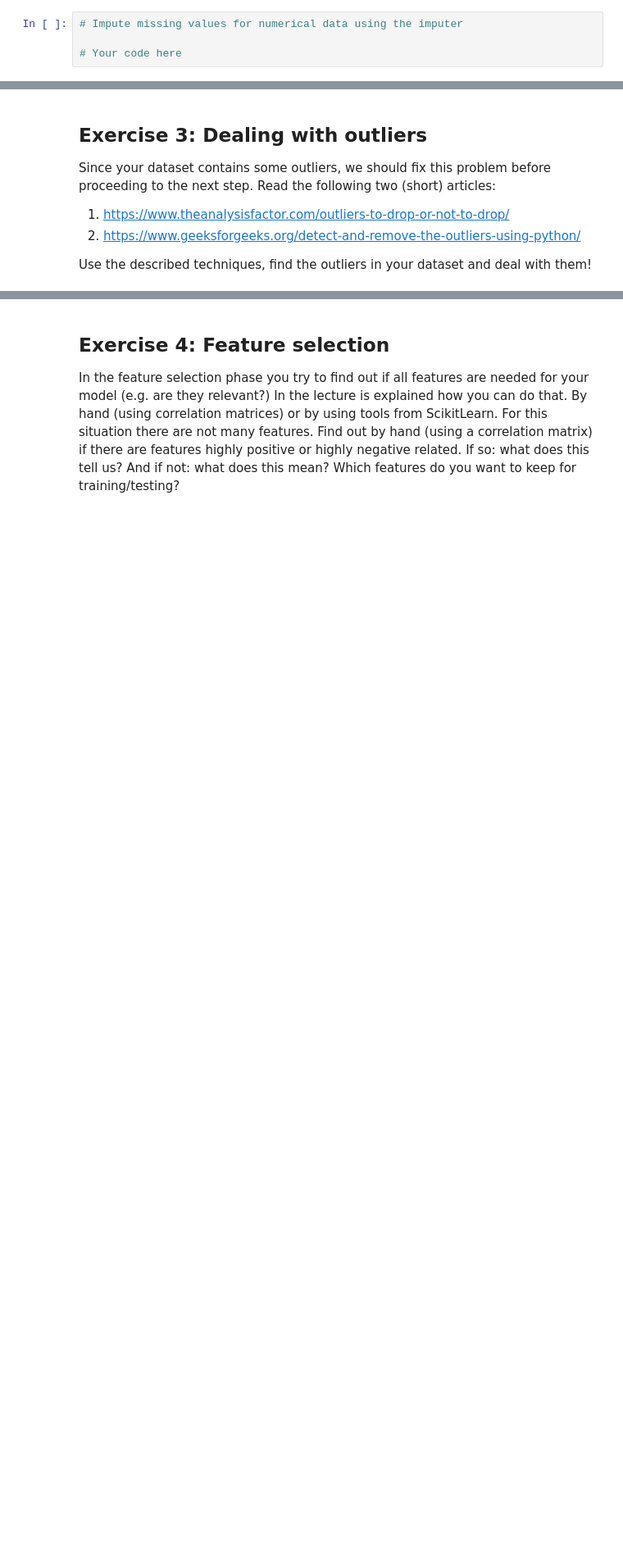
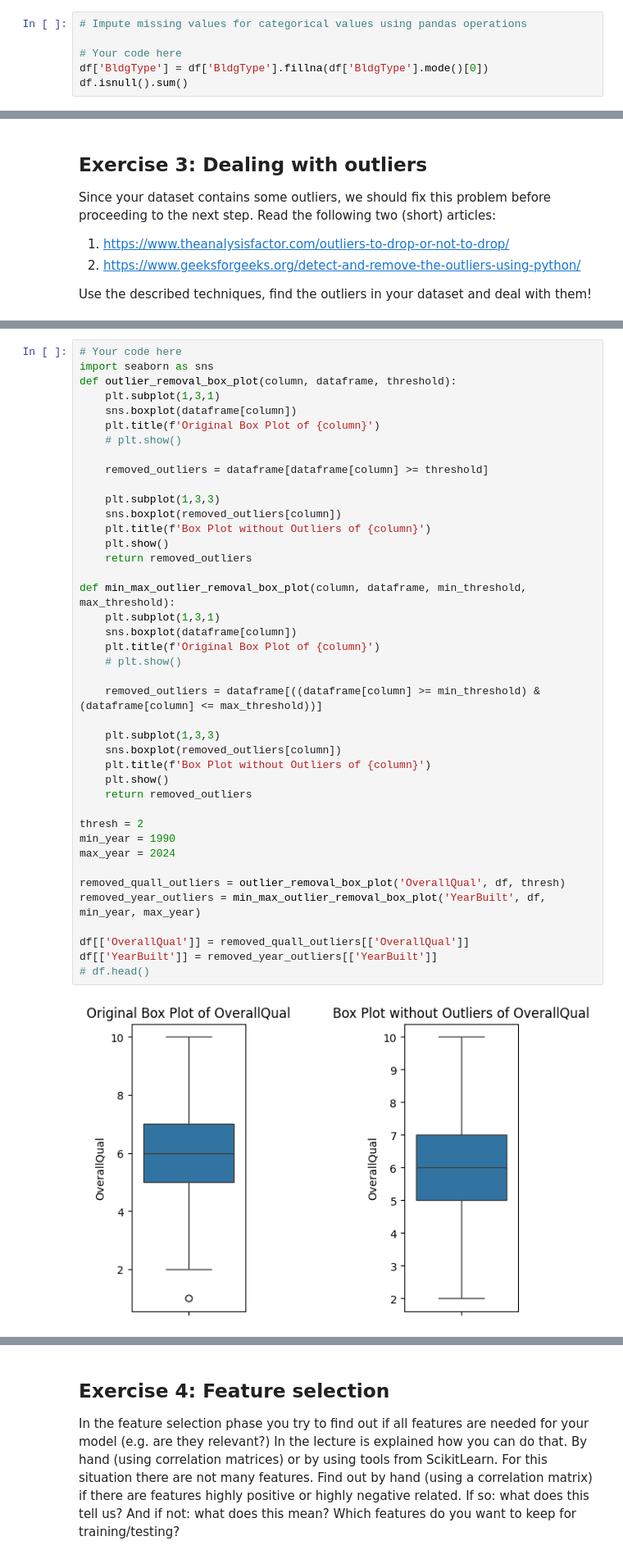
Before and after one commit to Sjaakie334/IntroMachineLearning, a Jupyter notebook: week4/IML - Lab Session Week 4.ipynb, the cells around one changed output, grey strips where cells are left out. Shown: that part at 82% size. Saved outputs shown, nothing was run; the diff lists cells and outputs as text; blank space fills up the shorter version.

```diff
--- a/week4/IML - Lab Session Week 4.ipynb
+++ b/week4/IML - Lab Session Week 4.ipynb
@@ -62,4 +175,6 @@ Lets try to do imputation on our own dataset.
 # %%
-# Impute missing values for numerical data using the imputer
+# Impute missing values for categorical values using pandas operations
 
 # Your code here
+df['BldgType'] = df['BldgType'].fillna(df['BldgType'].mode()[0])
+df.isnull().sum()
@@ -78,0 +198,43 @@ Use the described techniques, find the outliers in your dataset and deal with th
+# %%
+# Your code here
+import seaborn as sns
+def outlier_removal_box_plot(column, dataframe, threshold):
+    plt.subplot(1,3,1)
+    sns.boxplot(dataframe[column])
+    plt.title(f'Original Box Plot of {column}')
+    # plt.show()
+
+    removed_outliers = dataframe[dataframe[column] >= threshold]
+
+    plt.subplot(1,3,3)
+    sns.boxplot(removed_outliers[column])
+    plt.title(f'Box Plot without Outliers of {column}')
+    plt.show()
+    return removed_outliers
+
+def min_max_outlier_removal_box_plot(column, dataframe, min_threshold, max_threshold):
+    plt.subplot(1,3,1)
+    sns.boxplot(dataframe[column])
+    plt.title(f'Original Box Plot of {column}')
+    # plt.show()
+
+    removed_outliers = dataframe[((dataframe[column] >= min_threshold) & (dataframe[column] <= max_threshold))]
+
+    plt.subplot(1,3,3)
+    sns.boxplot(removed_outliers[column])
+    plt.title(f'Box Plot without Outliers of {column}')
+    plt.show()
+    return removed_outliers
+
+thresh = 2
+min_year = 1990
+max_year = 2024
+
+removed_quall_outliers = outlier_removal_box_plot('OverallQual', df, thresh)
+removed_year_outliers = min_max_outlier_removal_box_plot('YearBuilt', df, min_year, max_year)
+
+df[['OverallQual']] = removed_quall_outliers[['OverallQual']]
+df[['YearBuilt']] = removed_year_outliers[['YearBuilt']]
+# df.head()
+# %% [output]
+[figure, added]
```
Also changed, not shown: parts of 17 cells of this notebook, 2 other files.
